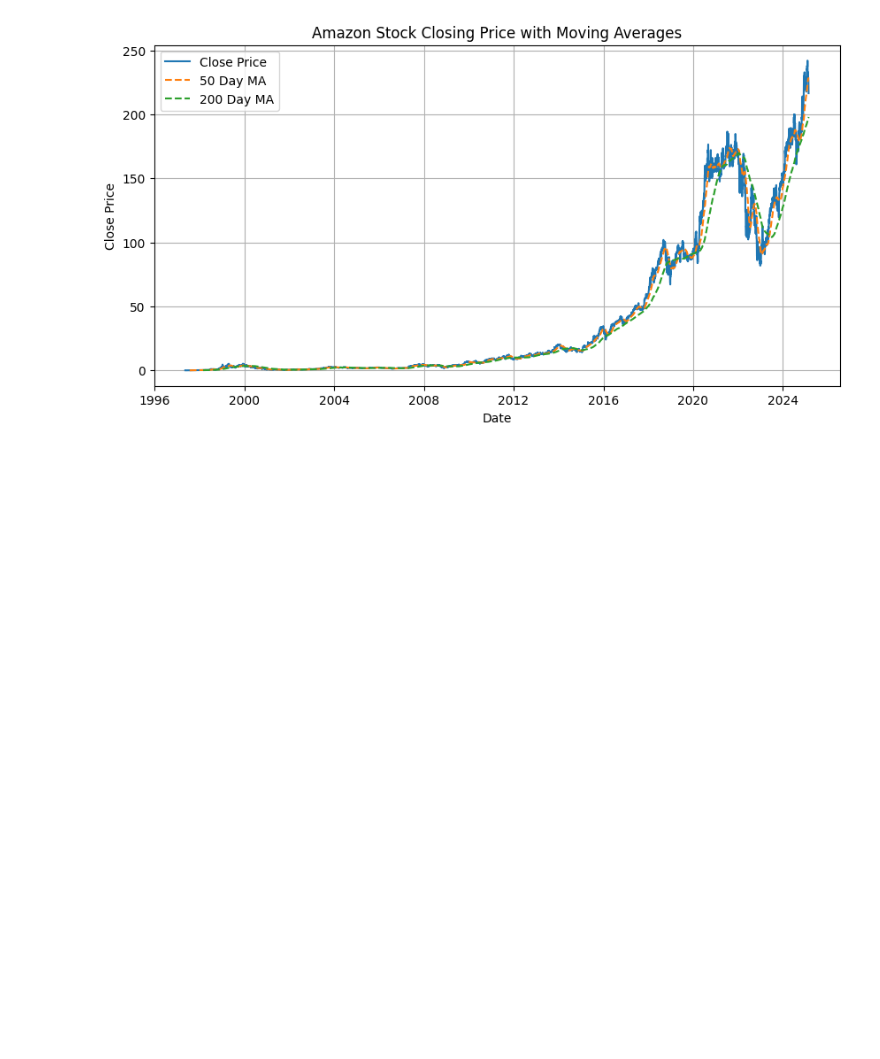
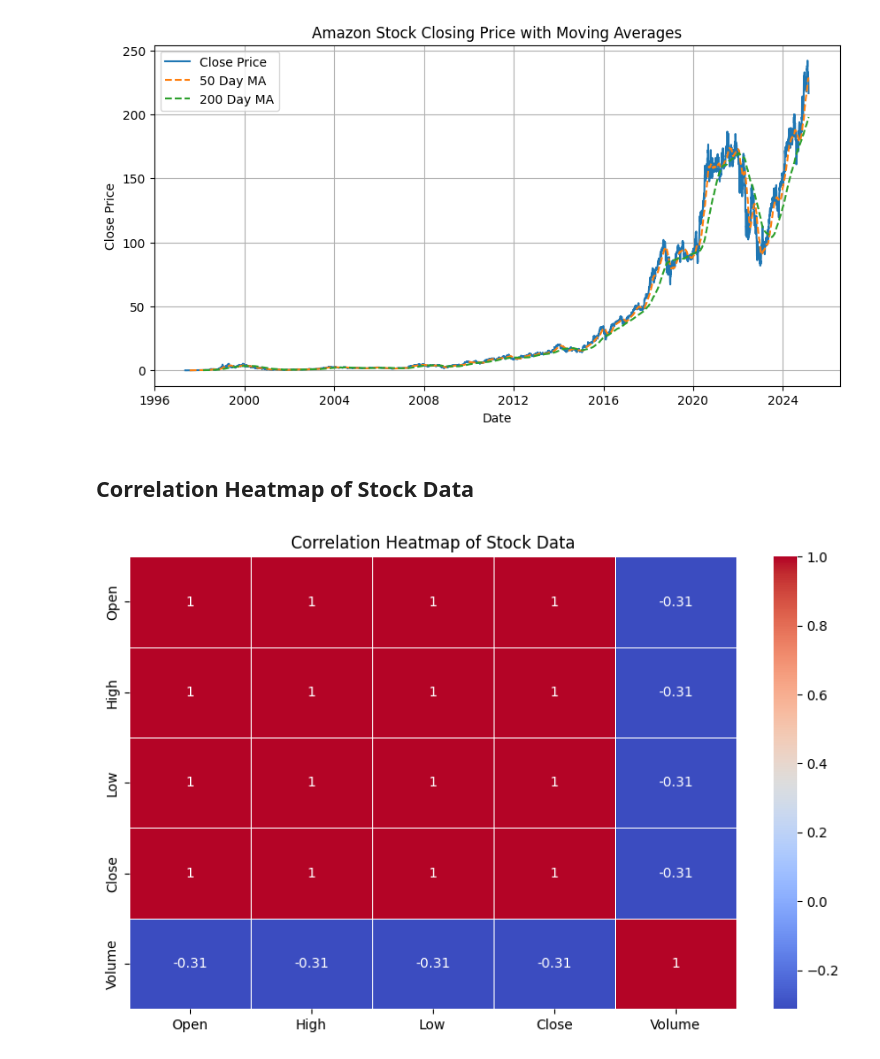
Before and after one commit to marwanali213/Amazon-Stock-Forecasting, a Jupyter notebook: notebooks/data_exploration_and_preprocessing.ipynb, the cells around one changed output. Saved outputs shown, nothing was run; the diff lists cells and outputs as text; code cells hidden in the pictures; blank space fills up the shorter version.

```diff
--- a/notebooks/data_exploration_and_preprocessing.ipynb
+++ b/notebooks/data_exploration_and_preprocessing.ipynb
@@ -114,3 +133,13 @@ plt.grid(True)
 plt.show()
 # %% [output]
 [figure]
+# %% [markdown]
+## Correlation Heatmap of Stock Data
+# %%
+plt.figure(figsize=(10, 6))
+sns.heatmap(df[['Open', 'High', 'Low', 'Close', 'Volume']].corr(), annot=True, cmap="coolwarm", linewidths=0.5)
+plt.title("Correlation Heatmap of Stock Data")
+plt.savefig("../outputs/figures/correlation_heatmap.png", format='png', dpi=300, bbox_inches='tight')
+plt.show()
+# %% [output]
+[figure, added]
```
Also changed, not shown: parts of 8 cells of this notebook, 9 other files.
